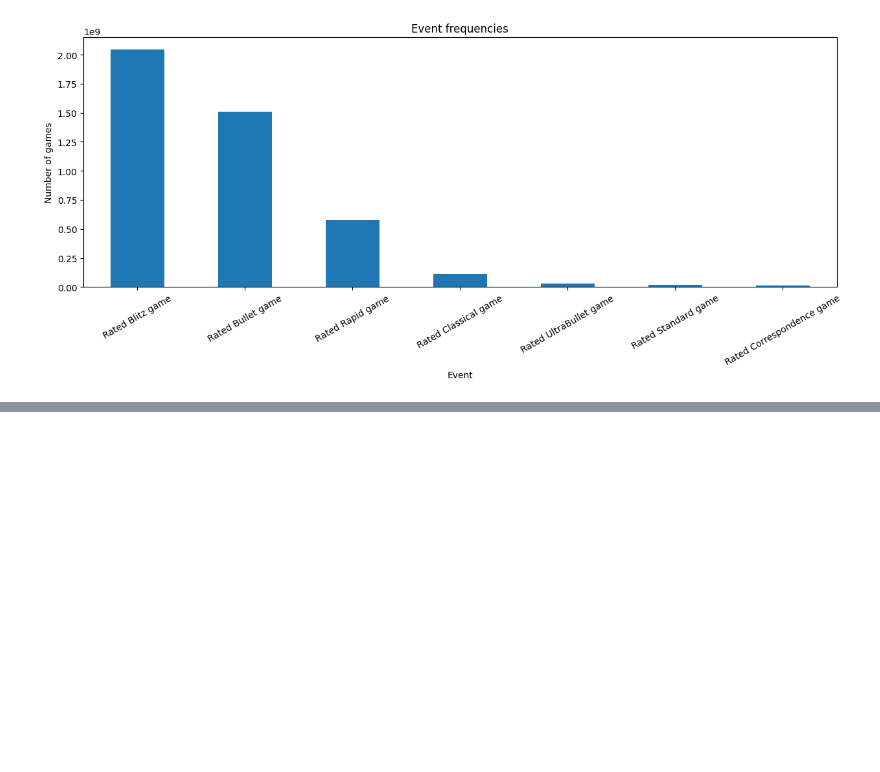
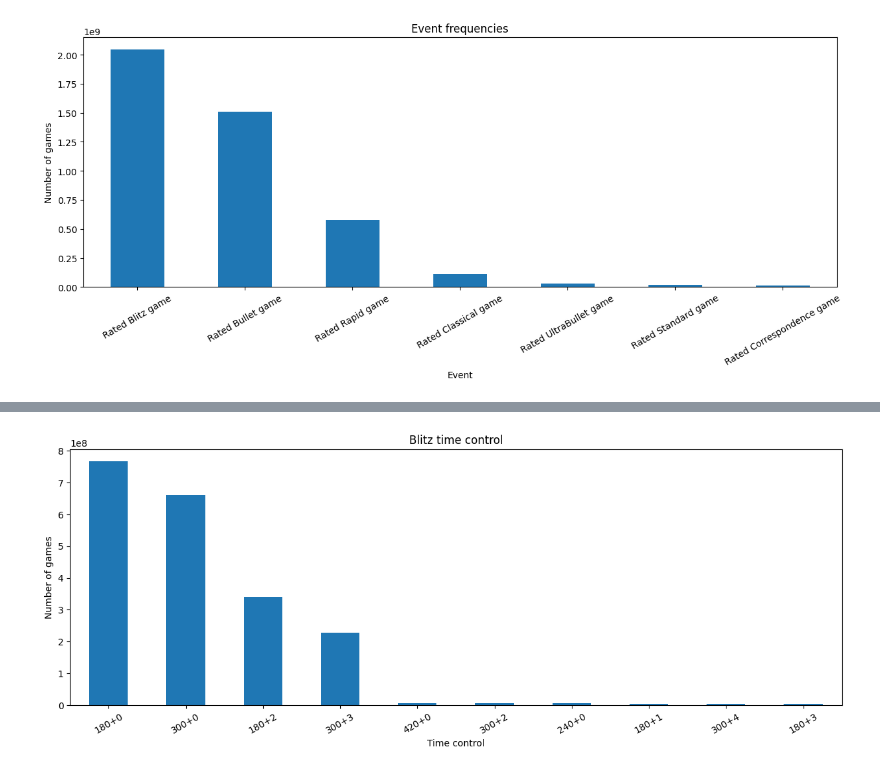
Before and after one commit to luizvalle/chessformer, a Jupyter notebook: data_analysis.ipynb, the cells around one changed output, grey strips where cells are left out. Cells and saved outputs as stored; diff of their text form; code cells hidden in the pictures; blank space fills up the shorter version.

Commit message:
Add some analysis for blitz games

```diff
--- a/data_analysis.ipynb
+++ b/data_analysis.ipynb
@@ -74,0 +97,12 @@ plt.show()
+# %%
+blitz_games = dd.read_parquet("data/tmp/blitz_games_headers.parquet.zstd", compression="zstd")
+# %%
+time_control_frequencies = blitz_games["TimeControl"].value_counts().compute()
+axis = time_control_frequencies.head(10).plot.bar("bar", figsize=(15, 5))
+plt.title("Blitz time control")
+plt.xlabel("Time control")
+plt.ylabel("Number of games")
+plt.xticks(rotation=30)
+plt.show()
+# %% [output]
+[figure, added]
```
Also changed, not shown: parts of 7 cells of this notebook.
